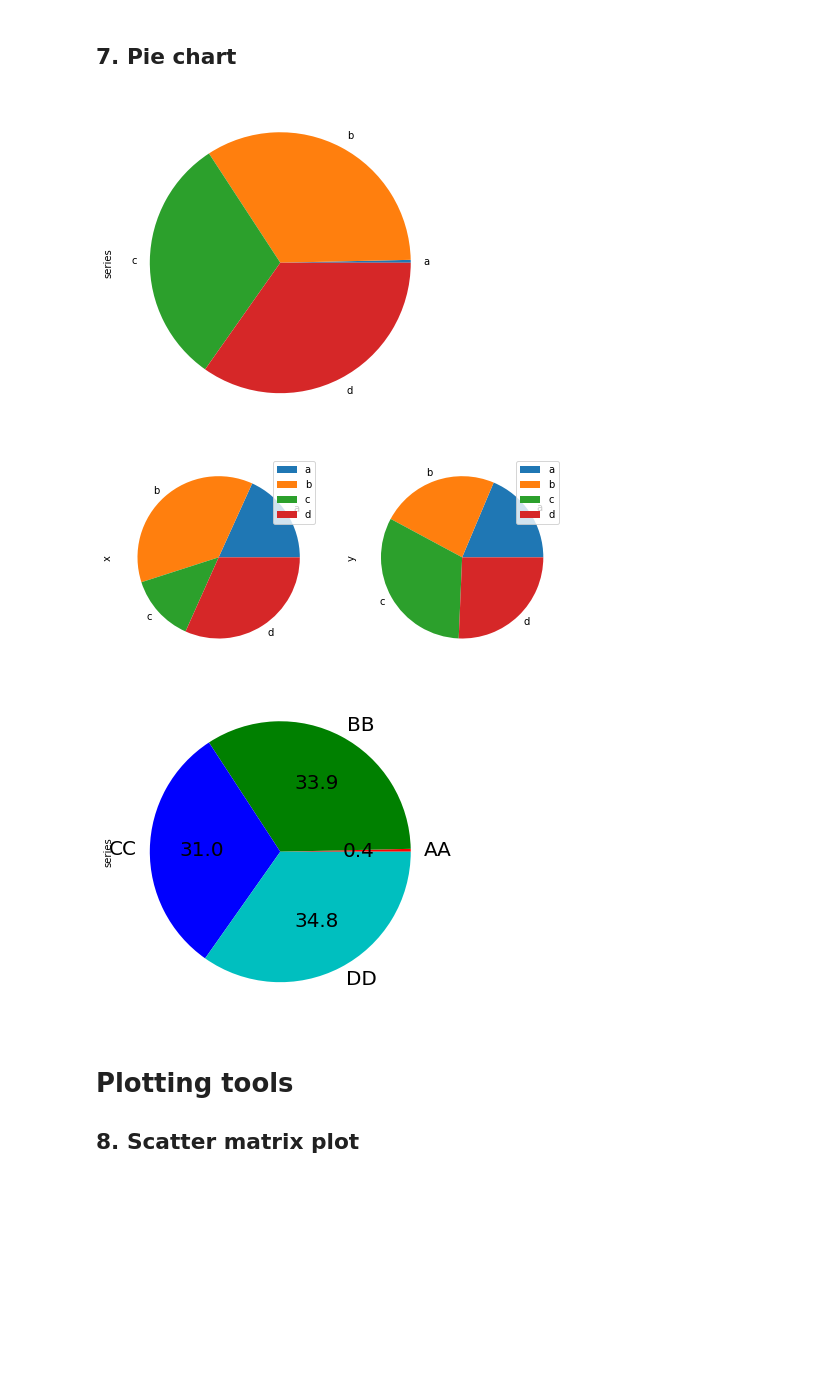
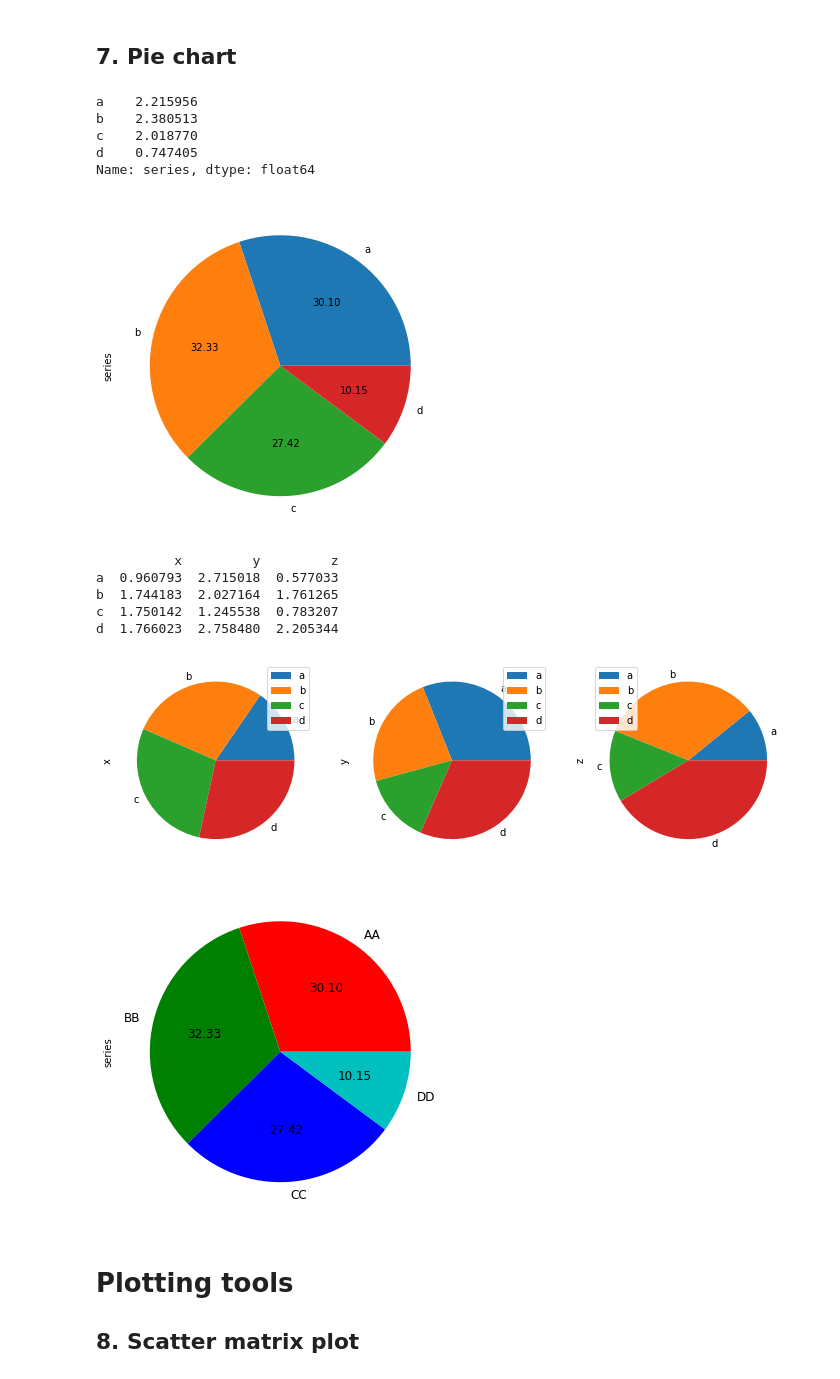
Before and after one commit to kimteespk/DADS5001-Data-Analytics-and-Data-Science-Tools-and-Programming, a Jupyter notebook: 07_Visualization/PandasPlot.ipynb, the cells around one changed output. Cells and saved outputs as stored; diff of their text form; code cells hidden in the pictures; blank space fills up the shorter version.

```diff
--- a/07_Visualization/PandasPlot.ipynb
+++ b/07_Visualization/PandasPlot.ipynb
@@ -129,27 +195,36 @@ df.plot.scatter(x="a", y="b", s=df["c"] * 200);
 ## 7. Pie chart
 # %%
 series = pd.Series(3 * np.random.rand(4), index=["a", "b", "c", "d"], name="series")
-series.plot.pie(figsize=(6, 6));
+print(series)
+series.plot.pie(figsize=(6, 6), autopct="%.2f",);
 # %% [output]
+a    2.215956
+b    2.380513
+c    2.018770
+d    0.747405
+Name: series, dtype: float64
-[figure, old version]
+[figure, new version]
 # %%
-df = pd.DataFrame(
-    3 * np.random.rand(4, 2), index=["a", "b", "c", "d"], columns=["x", "y"]
-)
-
-df.plot.pie(subplots=True, figsize=(8, 4));
+df = pd.DataFrame(3 * np.random.rand(4, 3), index=["a", "b", "c", "d"], columns=["x", "y", "z"])
+print(df.head())
+df.plot.pie(subplots=True, figsize=(12, 4));
 # %% [output]
+          x         y         z
+a  0.960793  2.715018  0.577033
+b  1.744183  2.027164  1.761265
+c  1.750142  1.245538  0.783207
+d  1.766023  2.758480  2.205344
-[figure, old version]
+[figure, new version]
 # %%
 series.plot.pie(
     labels=["AA", "BB", "CC", "DD"],
     colors=["r", "g", "b", "c"],
-    autopct="%.1f",
-    fontsize=20,
+    autopct="%.2f",
+    fontsize=12,
     figsize=(6, 6),
 );
 # %% [output]
-[figure, old version]
+[figure, new version]
 # %% [markdown]
 # Plotting tools
 ## 8. Scatter matrix plot
```
Also changed, not shown: parts of 27 cells of this notebook.
